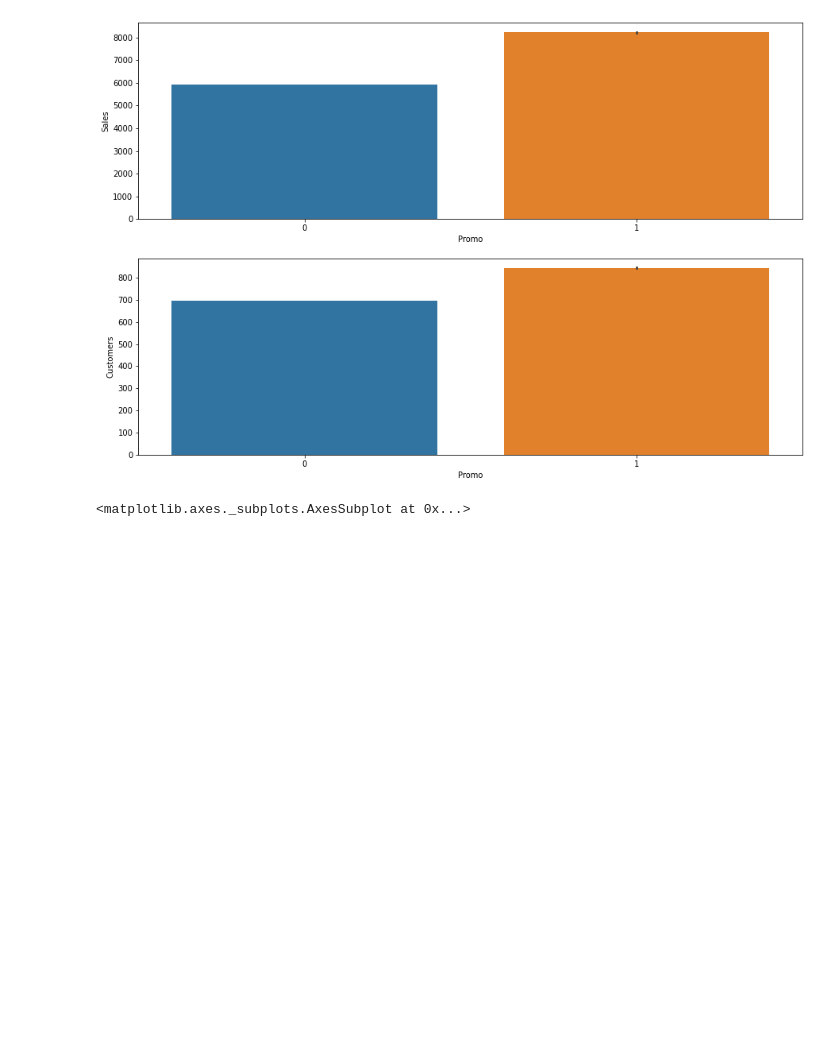
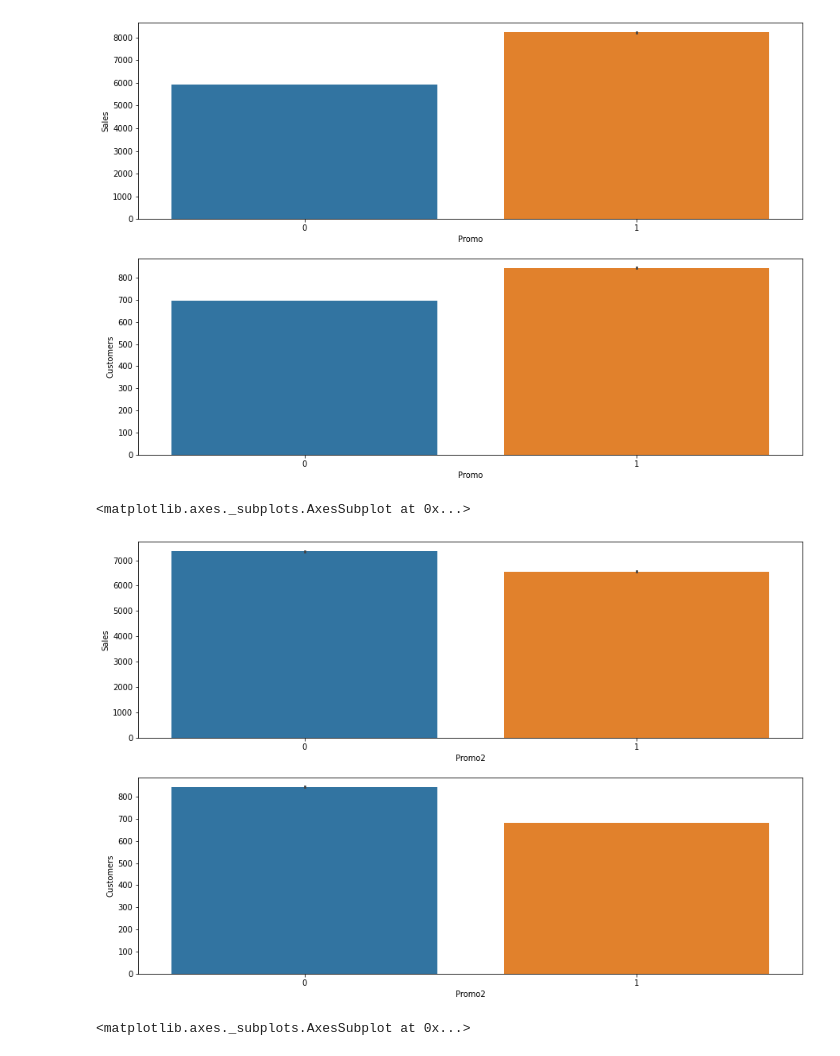
Before and after one commit to wellmej/DataScienceUseCases, a Jupyter notebook: Case3_My_Sales_Department.ipynb, the cells around one changed output. Cells and saved outputs as stored; diff of their text form; code cells hidden in the pictures; blank space fills up the shorter version.

```diff
--- a/Case3_My_Sales_Department.ipynb
+++ b/Case3_My_Sales_Department.ipynb
@@ -634,6 +639,19 @@ sns.barplot(x = 'Promo', y = 'Customers', data = sales_train_all_df)
 # %% [output]
 <matplotlib.axes._subplots.AxesSubplot at 0x...>
 [figure]
+# %%
+#------------------------------------------------------
+#  SHows Promo2 has no or little effect on sales
+#  or customers
+#------------------------------------------------------
+plt.figure(figsize = (15,10))
+plt.subplot(211) # 211 = 2 rows, one column - 1st row
+sns.barplot(x = 'Promo2', y = 'Sales', data = sales_train_all_df)
+plt.subplot(212) # 212 = 2 rows, one column - 2nd row
+sns.barplot(x = 'Promo2', y = 'Customers', data = sales_train_all_df)
+# %% [output]
+<matplotlib.axes._subplots.AxesSubplot at 0x...>
+[figure, added]
 # %%
 #-------------------------------------------
 # "Violin" type plot
```
Also changed, not shown: parts of 7 cells of this notebook.
